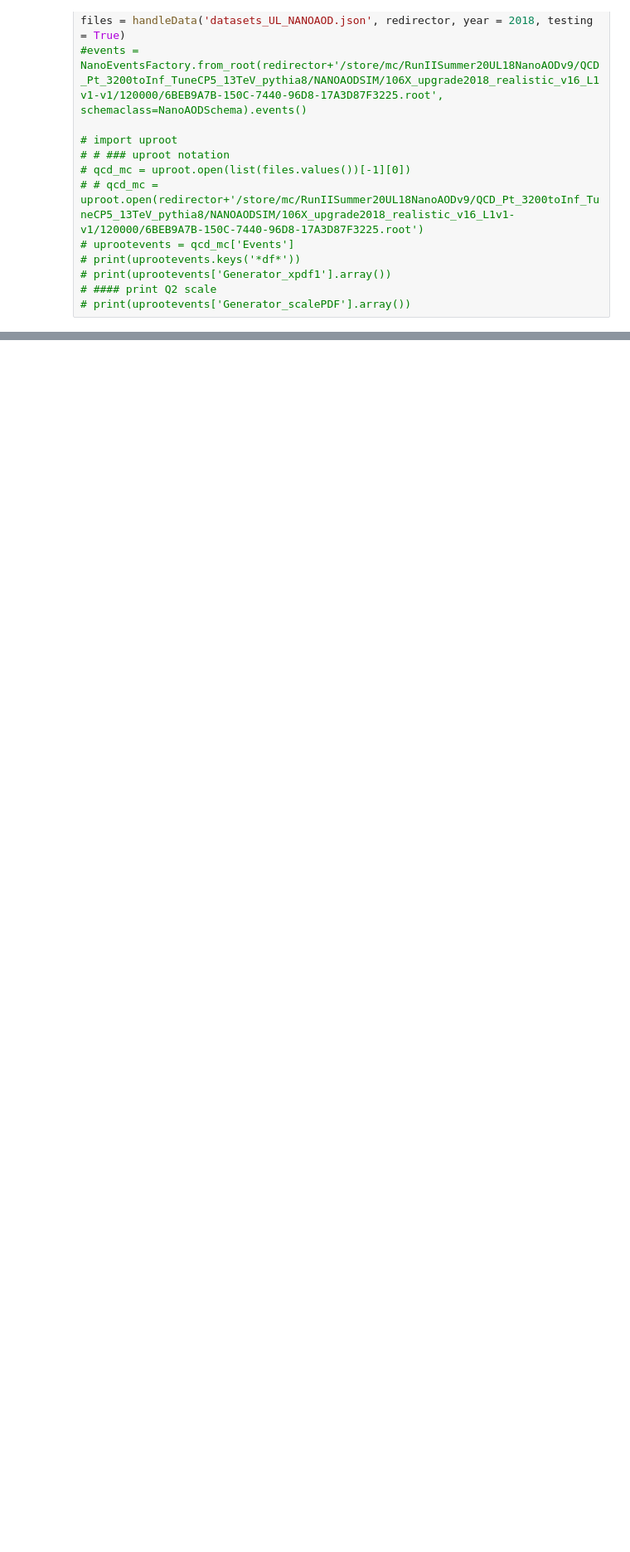
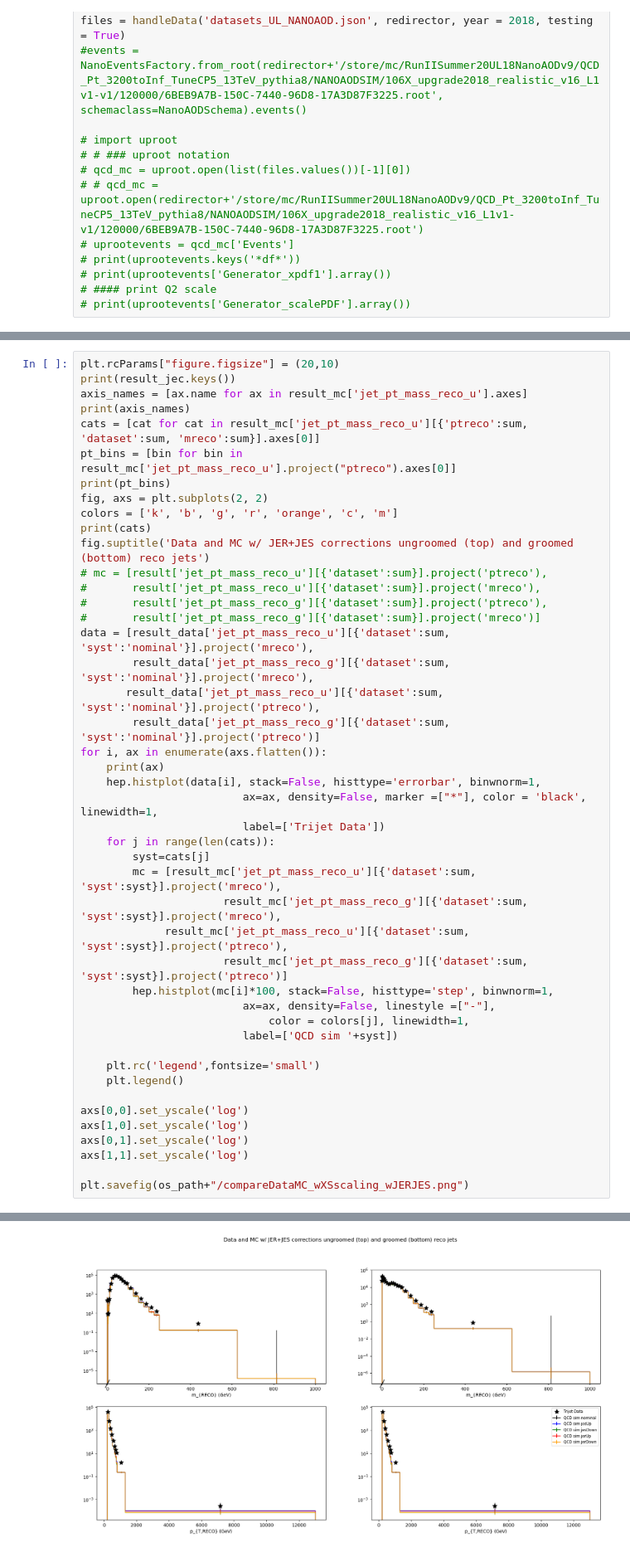
Before and after one commit to laurenhay/GluonJetMass, a Jupyter notebook: CompareDataMC.ipynb, the cells around one changed output, grey strips where cells are left out. Shown at 83% size. Drawn from its saved outputs; the diff is of its cells as text; blank space fills up the shorter version.

```diff
--- a/CompareDataMC.ipynb
+++ b/CompareDataMC.ipynb
@@ -39 +39,47 @@ os_path = 'plots/selectionStudies/dijet/'
 checkdir(os_path)
+# %%
+plt.rcParams["figure.figsize"] = (20,10)
+print(result_jec.keys())
+axis_names = [ax.name for ax in result_mc['jet_pt_mass_reco_u'].axes]
+print(axis_names)
+cats = [cat for cat in result_mc['jet_pt_mass_reco_u'][{'ptreco':sum, 'dataset':sum, 'mreco':sum}].axes[0]]
+pt_bins = [bin for bin in result_mc['jet_pt_mass_reco_u'].project("ptreco").axes[0]]
+print(pt_bins)
+fig, axs = plt.subplots(2, 2)
+colors = ['k', 'b', 'g', 'r', 'orange', 'c', 'm']
+print(cats)
+fig.suptitle('Data and MC w/ JER+JES corrections ungroomed (top) and groomed (bottom) reco jets')
+# mc = [result['jet_pt_mass_reco_u'][{'dataset':sum}].project('ptreco'),
+#       result['jet_pt_mass_reco_u'][{'dataset':sum}].project('mreco'),
+#       result['jet_pt_mass_reco_g'][{'dataset':sum}].project('ptreco'),
+#       result['jet_pt_mass_reco_g'][{'dataset':sum}].project('mreco')]
+data = [result_data['jet_pt_mass_reco_u'][{'dataset':sum, 'syst':'nominal'}].project('mreco'),
+        result_data['jet_pt_mass_reco_g'][{'dataset':sum, 'syst':'nominal'}].project('mreco'),
+       result_data['jet_pt_mass_reco_u'][{'dataset':sum, 'syst':'nominal'}].project('ptreco'),
+        result_data['jet_pt_mass_reco_g'][{'dataset':sum, 'syst':'nominal'}].project('ptreco')]
+for i, ax in enumerate(axs.flatten()):
+    print(ax)
+    hep.histplot(data[i], stack=False, histtype='errorbar', binwnorm=1,
+                         ax=ax, density=False, marker =["*"], color = 'black', linewidth=1,
+                         label=['Trijet Data'])
+    for j in range(len(cats)):
+        syst=cats[j]
+        mc = [result_mc['jet_pt_mass_reco_u'][{'dataset':sum, 'syst':syst}].project('mreco'),
+                      result_mc['jet_pt_mass_reco_g'][{'dataset':sum, 'syst':syst}].project('mreco'),
+             result_mc['jet_pt_mass_reco_u'][{'dataset':sum, 'syst':syst}].project('ptreco'),
+                      result_mc['jet_pt_mass_reco_g'][{'dataset':sum, 'syst':syst}].project('ptreco')]
+        hep.histplot(mc[i]*100, stack=False, histtype='step', binwnorm=1,
+                         ax=ax, density=False, linestyle =["-"],
+                             color = colors[j], linewidth=1,
+                         label=['QCD sim '+syst])
+
+    plt.rc('legend',fontsize='small')
+    plt.legend()
+
+axs[0,0].set_yscale('log')
+axs[1,0].set_yscale('log')
+axs[0,1].set_yscale('log')
+axs[1,1].set_yscale('log')
+
+plt.savefig(os_path+"/compareDataMC_wXSscaling_wJERJES.png")
+# %% [output]
@@ -40,3 +97,4 @@ checkdir(os_path)
+[figure, added]
 # %%
 fname = "coffeaOutput/trijetHists_wXSscaling_QCDsim_pt200.0_eta2.4_bbloose.pkl"
 with open(fname, "rb") as f:
```
Also changed, not shown: parts of 8 cells of this notebook, 6 other files.
